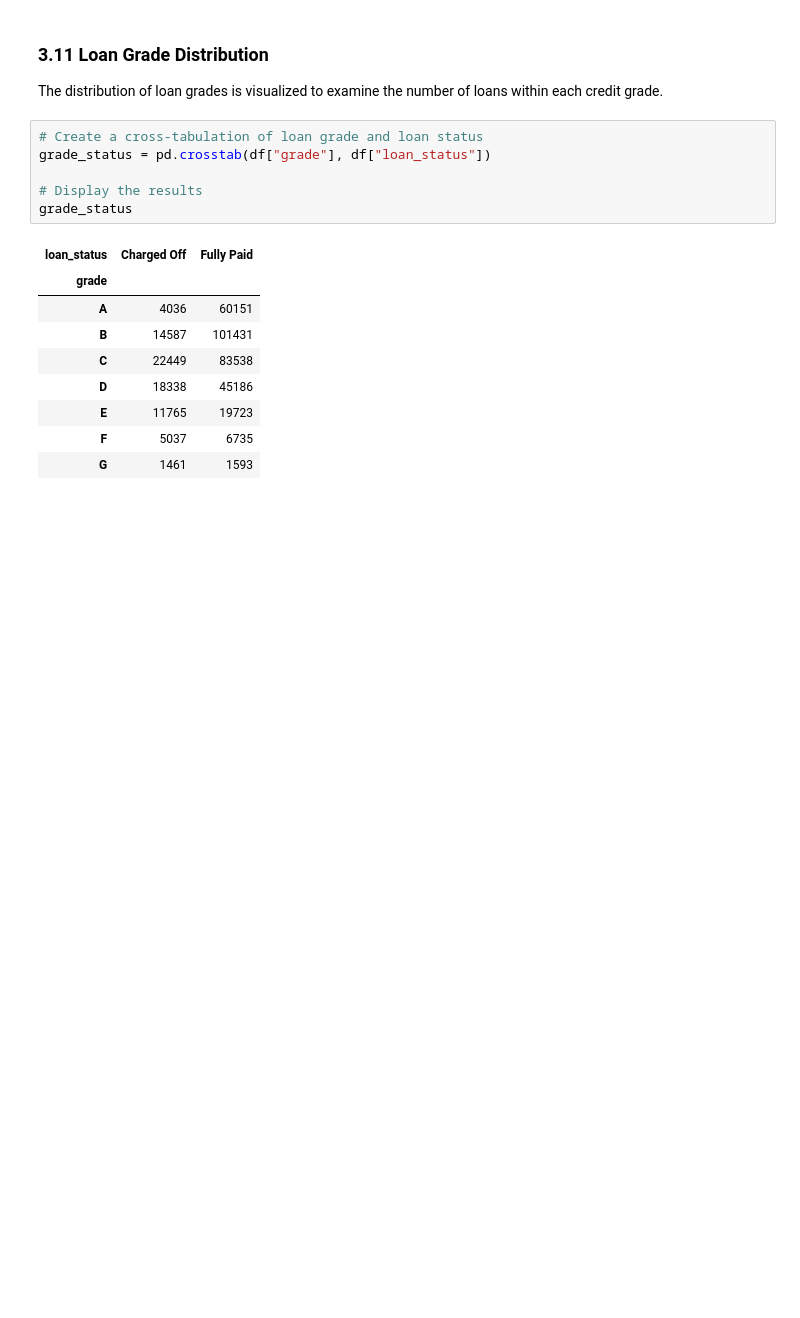
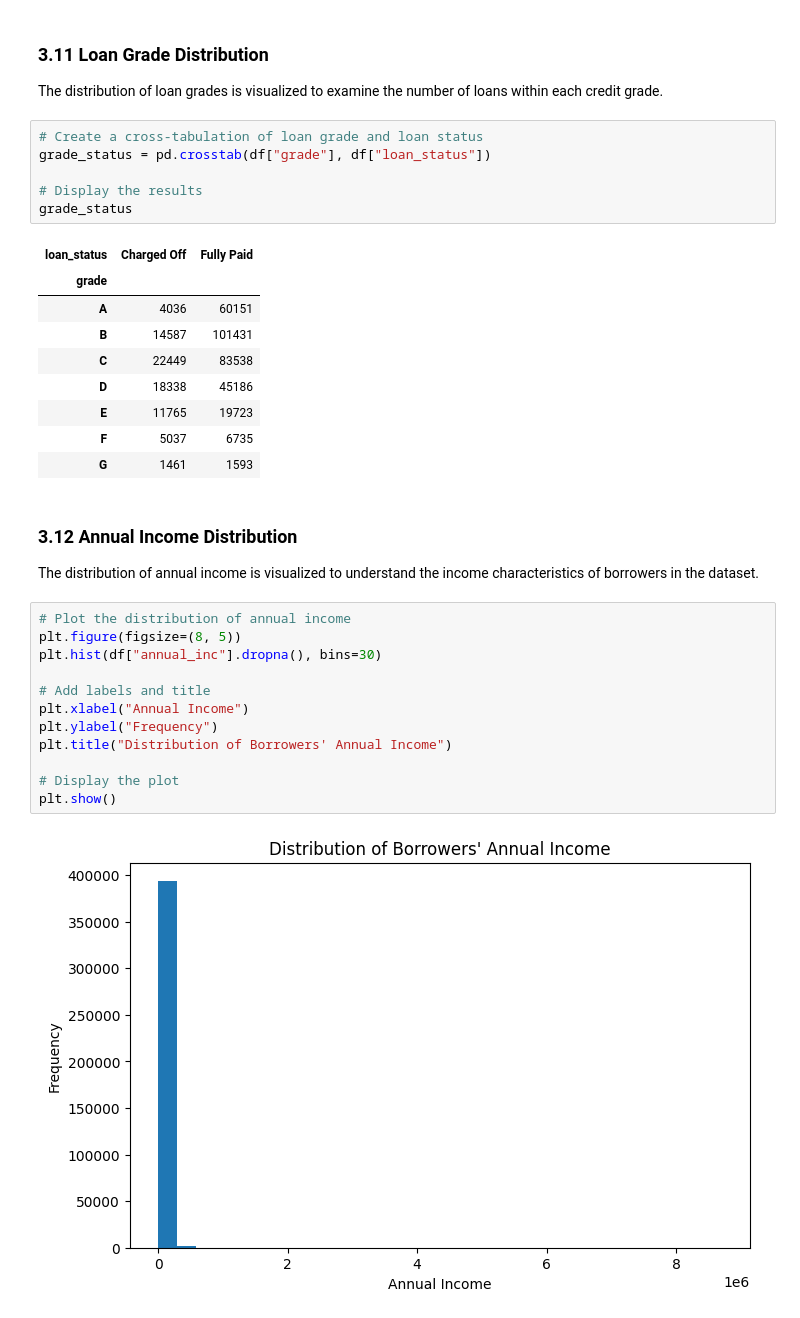
Before and after one commit to Clinton1029/Loan_Default_Project, a Jupyter notebook: Loan_Default.ipynb, the cells around one changed output. Cells and saved outputs as stored; diff of their text form; blank space fills up the shorter version.

```diff
--- a/Loan_Default.ipynb
+++ b/Loan_Default.ipynb
@@ -352,3 +352,21 @@ grade_status
 | E | 11765 | 19723 |
 | F | 5037 | 6735 |
 | G | 1461 | 1593 |
+# %% [markdown]
+### 3.12 Annual Income Distribution
+
+The distribution of annual income is visualized to understand the income characteristics of borrowers in the dataset.
+# %%
+# Plot the distribution of annual income
+plt.figure(figsize=(8, 5))
+plt.hist(df["annual_inc"].dropna(), bins=30)
+
+# Add labels and title
+plt.xlabel("Annual Income")
+plt.ylabel("Frequency")
+plt.title("Distribution of Borrowers' Annual Income")
+
+# Display the plot
+plt.show()
+# %% [output]
+[figure, added]
```
